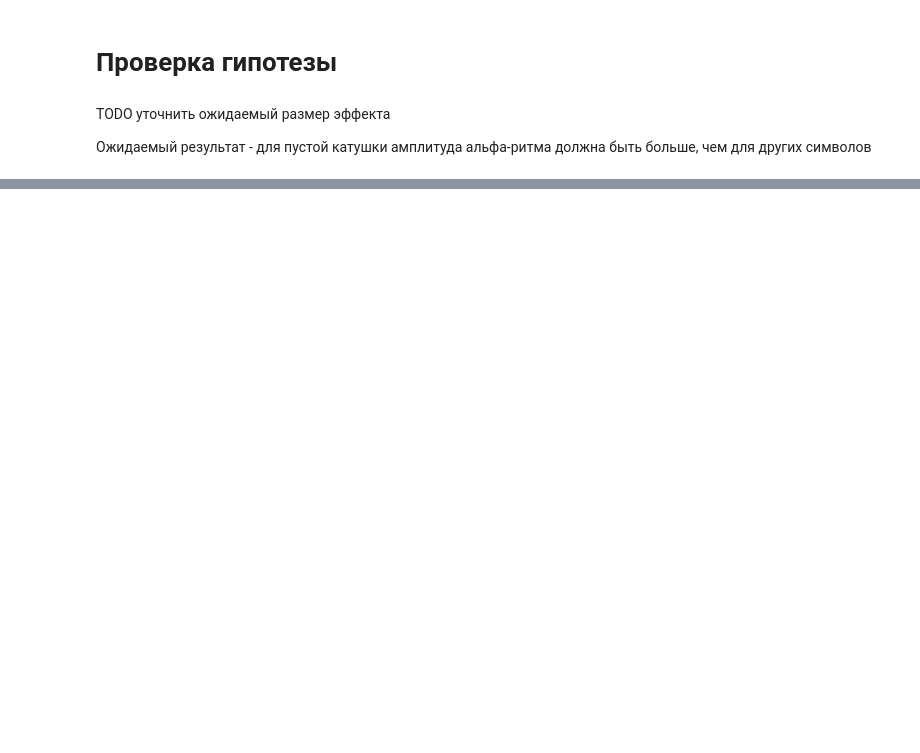
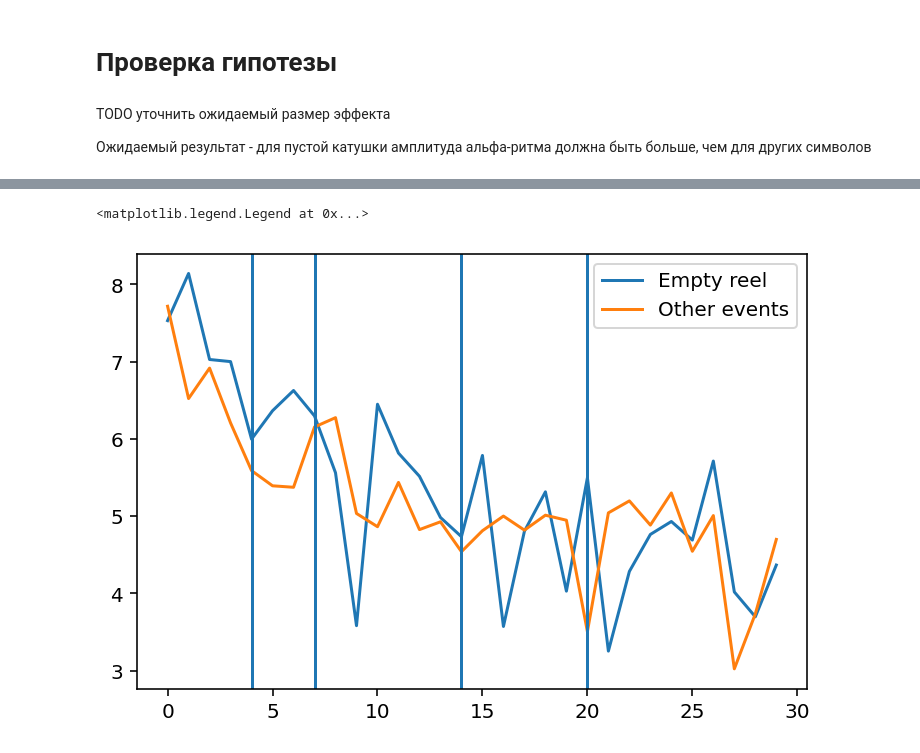
Before and after one commit to snail-fuji/alpha-rhythm, a Jupyter notebook: hypothesis-testing.ipynb, the cells around one changed output, grey strips where cells are left out. Cells and saved outputs as stored; diff of their text form; code cells hidden in the pictures; blank space fills up the shorter version.

```diff
--- a/hypothesis-testing.ipynb
+++ b/hypothesis-testing.ipynb
@@ -148,2 +197,4 @@ empty_reel_data.shape
+# %%
+empty_reel_frequencies = np.abs(np.fft.fft(empty_reel_data, 256, axis=-1))[:, :, :30]
 # %%
 import seaborn as sns
@@ -156,0 +222,11 @@ plt.show()
+# %%
+plt.plot(np.log(empty_reel_frequencies[np.random.choice(np.arange(empty_reel_frequencies.shape[0])), 0, :]), label="Empty reel")
+plt.plot(np.log(other_frequencies[np.random.choice(np.arange(other_frequencies.shape[0])), 0, :]), label="Other events")
+plt.axvline(4)
+plt.axvline(7)
+plt.axvline(14)
+plt.axvline(20)
+plt.legend()
+# %% [output]
+<matplotlib.legend.Legend at 0x...>
+[figure, added]
```
Also changed, not shown: parts of 38 cells of this notebook.
